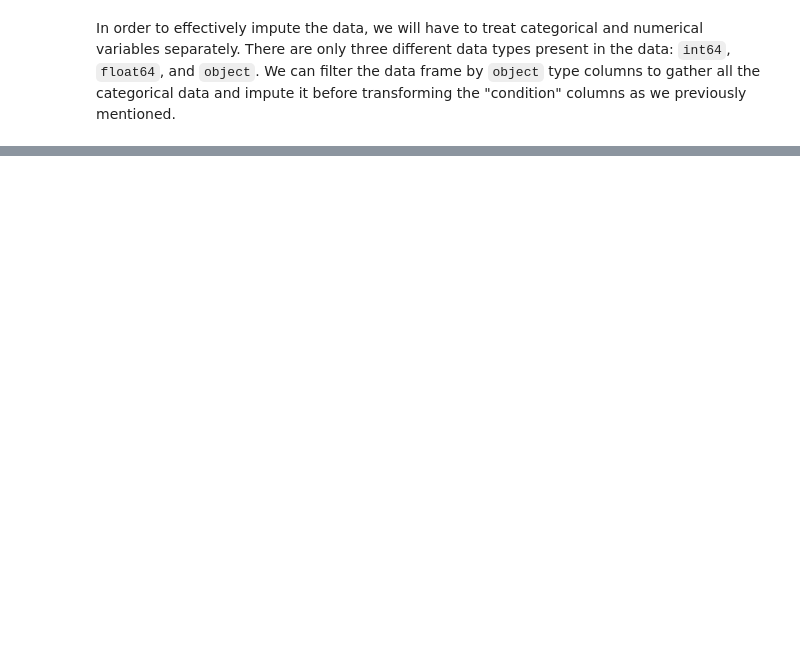
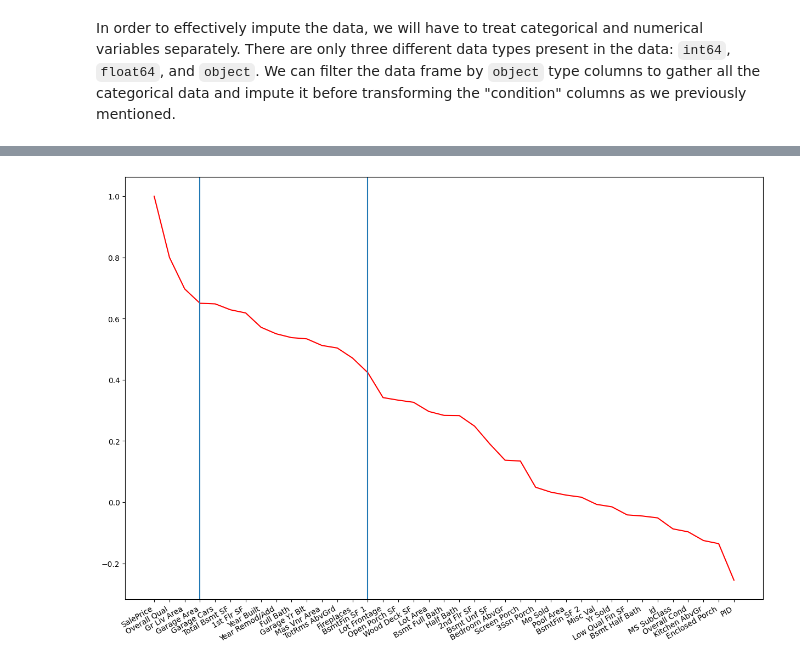
Before and after one commit to dmehta94/project-2-ames-housing-prediction, a Jupyter notebook: code/Project-2-Deval.ipynb, the cells around one changed output, grey strips where cells are left out. Saved outputs shown, nothing was run; the diff lists cells and outputs as text; code cells hidden in the pictures; blank space fills up the shorter version.

```diff
--- a/code/Project-2-Deval.ipynb
+++ b/code/Project-2-Deval.ipynb
@@ -333,0 +375,10 @@ ames_training.head()
+# %%
+plt.figure(figsize = (15,10))
+plt.plot(ames_training.corr(numeric_only = True)[['SalePrice']].sort_values(by = 'SalePrice', ascending = False).index,
+         ames_training.corr(numeric_only = True)[['SalePrice']].sort_values(by = 'SalePrice', ascending = False),
+         c = 'red')
+plt.axvline(x = 3)
+plt.axvline(x = 14)
+plt.xticks(rotation = 30, ha = 'right');
+# %% [output]
+[figure, added]
```
Also changed, not shown: parts of 28 cells of this notebook, 1 other file.
